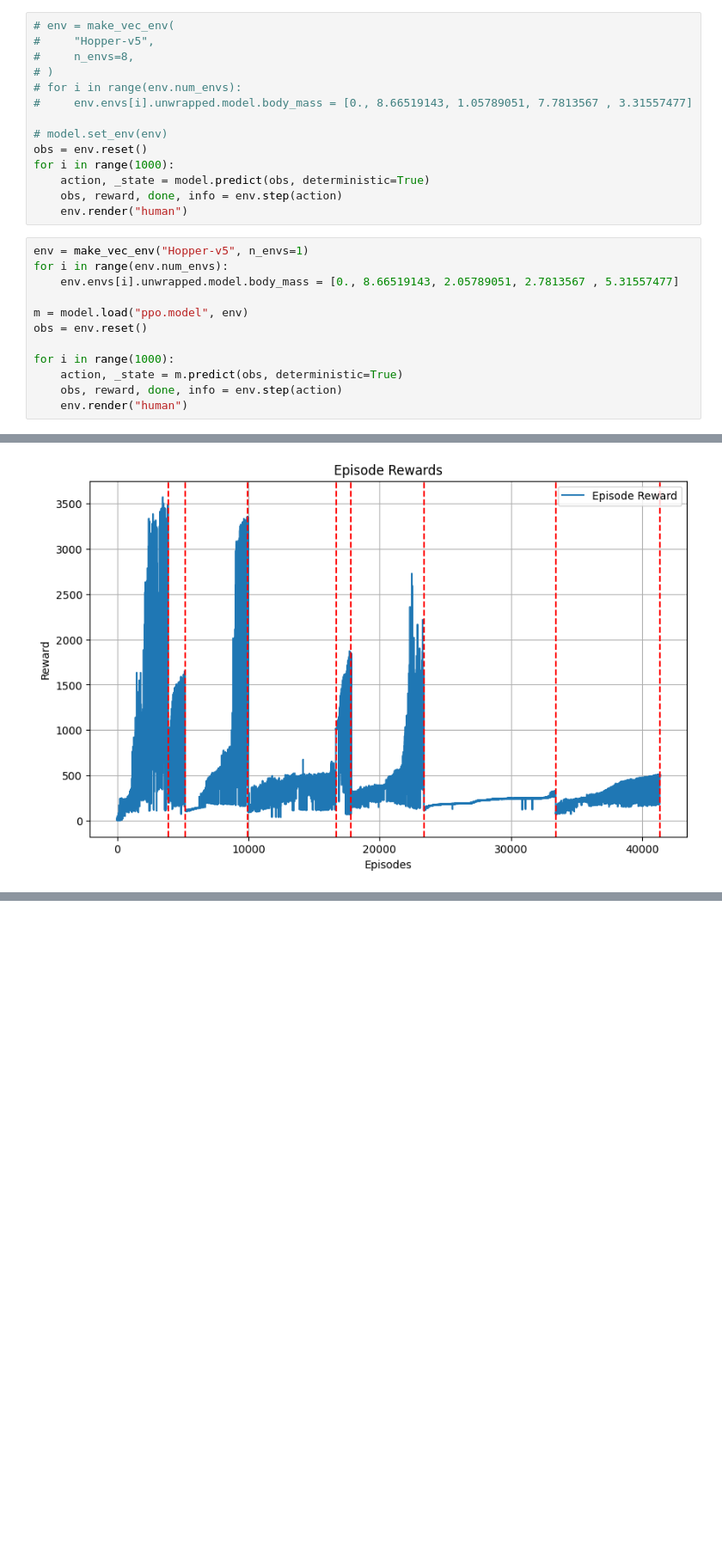
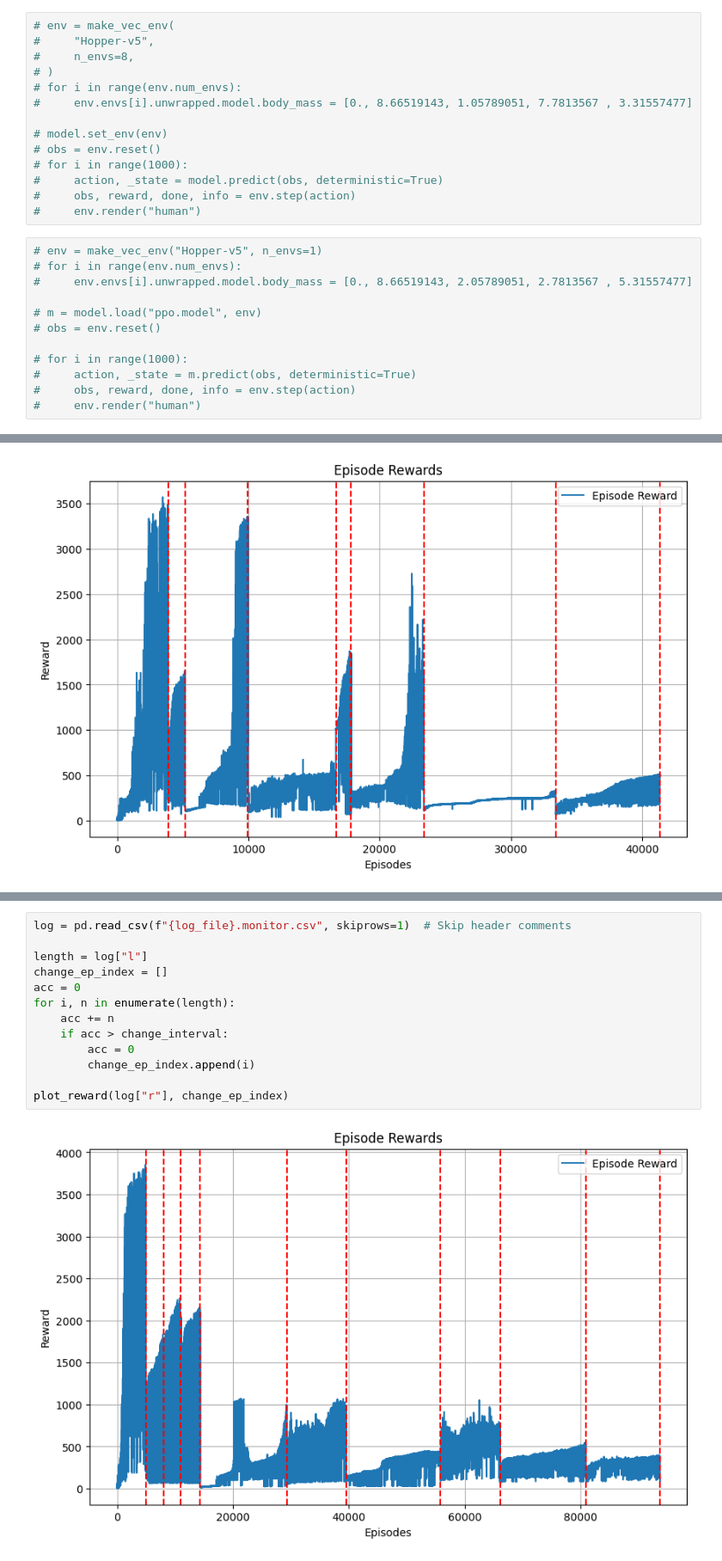
Before and after one commit to stkao05/rl-final, a Jupyter notebook: hopper.ipynb, the cells around one changed output, grey strips where cells are left out. Shown at 86% size. Saved outputs shown, nothing was run; the diff lists cells and outputs as text; blank space fills up the shorter version.

Commit message:
hopper

```diff
--- a/hopper.ipynb
+++ b/hopper.ipynb
@@ -160,21 +165,21 @@ plot_reward(episode_rewards, epoch_end_idx)
 #     env.envs[i].unwrapped.model.body_mass = [0., 8.66519143, 1.05789051, 7.7813567 , 3.31557477]
 
 # model.set_env(env)
-obs = env.reset()
-for i in range(1000):
-    action, _state = model.predict(obs, deterministic=True)
-    obs, reward, done, info = env.step(action)
-    env.render("human")
+# obs = env.reset()
+# for i in range(1000):
+#     action, _state = model.predict(obs, deterministic=True)
+#     obs, reward, done, info = env.step(action)
+#     env.render("human")
 # %%
-env = make_vec_env("Hopper-v5", n_envs=1)
-for i in range(env.num_envs):
-    env.envs[i].unwrapped.model.body_mass = [0., 8.66519143, 2.05789051, 2.7813567 , 5.31557477]
+# env = make_vec_env("Hopper-v5", n_envs=1)
+# for i in range(env.num_envs):
+#     env.envs[i].unwrapped.model.body_mass = [0., 8.66519143, 2.05789051, 2.7813567 , 5.31557477]
 
-m = model.load("ppo.model", env)
-obs = env.reset()
+# m = model.load("ppo.model", env)
+# obs = env.reset()
 
-for i in range(1000):
-    action, _state = m.predict(obs, deterministic=True)
-    obs, reward, done, info = env.step(action)
-    env.render("human")
+# for i in range(1000):
+#     action, _state = m.predict(obs, deterministic=True)
+#     obs, reward, done, info = env.step(action)
+#     env.render("human")
 # %% [markdown]
@@ -237,0 +394,15 @@ plot_reward(log["r"], epoch_end_idx)
+# %%
+log = pd.read_csv(f"{log_file}.monitor.csv", skiprows=1)  # Skip header comments
+
+length = log["l"]
+change_ep_index = []
+acc = 0
+for i, n in enumerate(length):
+    acc += n
+    if acc > change_interval:
+        acc = 0
+        change_ep_index.append(i)
+
+plot_reward(log["r"], change_ep_index)
+# %% [output]
+[figure, added]
```
Also changed, not shown: parts of 14 cells of this notebook.
